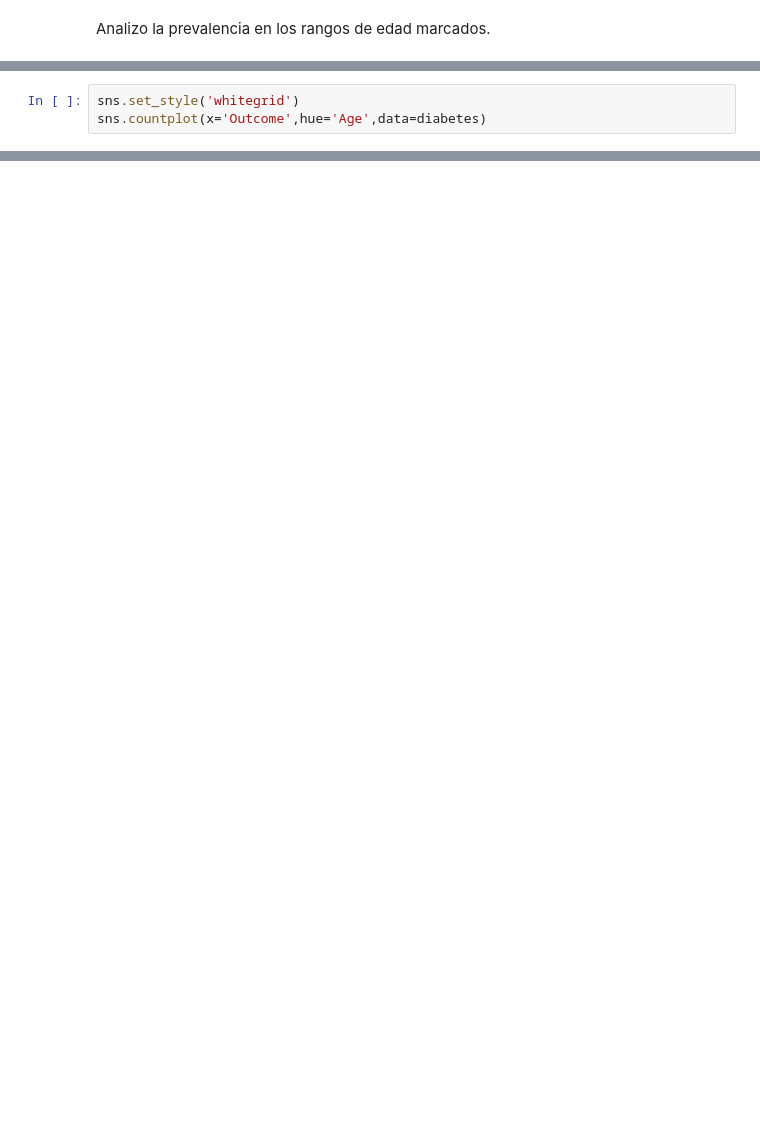
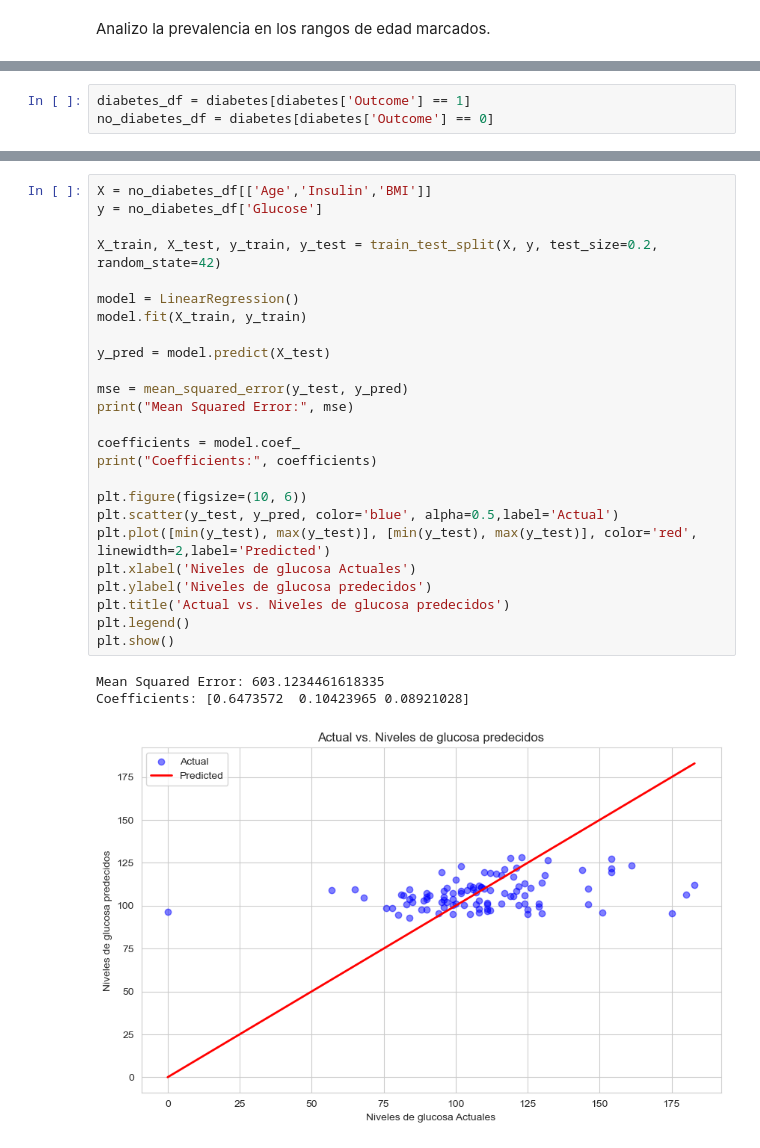
Before and after one commit to NahuelCl/Proyecto-TP-1, a Jupyter notebook: analisis.ipynb, the cells around one changed output, grey strips where cells are left out. Cells and saved outputs as stored; diff of their text form; blank space fills up the shorter version.

```diff
--- a/analisis.ipynb
+++ b/analisis.ipynb
@@ -195,3 +191,0 @@ diabetes.head(15)
-# %%
-sns.set_style('whitegrid')
-sns.countplot(x='Outcome',hue='Age',data=diabetes)
@@ -200,0 +217,3 @@ sns.countplot(x='Outcome',hue='Age',data=diabetes)
+# %%
+diabetes_df = diabetes[diabetes['Outcome'] == 1]
+no_diabetes_df = diabetes[diabetes['Outcome'] == 0]
@@ -200,0 +273,29 @@ sns.countplot(x='Outcome',hue='Age',data=diabetes)
+# %%
+X = no_diabetes_df[['Age','Insulin','BMI']]
+y = no_diabetes_df['Glucose']
+
+X_train, X_test, y_train, y_test = train_test_split(X, y, test_size=0.2, random_state=42)
+
+model = LinearRegression()
+model.fit(X_train, y_train)
+
+y_pred = model.predict(X_test)
+
+mse = mean_squared_error(y_test, y_pred)
+print("Mean Squared Error:", mse)
+
+coefficients = model.coef_
+print("Coefficients:", coefficients)
+
+plt.figure(figsize=(10, 6))
+plt.scatter(y_test, y_pred, color='blue', alpha=0.5,label='Actual')
+plt.plot([min(y_test), max(y_test)], [min(y_test), max(y_test)], color='red', linewidth=2,label='Predicted')
+plt.xlabel('Niveles de glucosa Actuales')
+plt.ylabel('Niveles de glucosa predecidos')
+plt.title('Actual vs. Niveles de glucosa predecidos')
+plt.legend()
+plt.show()
+# %% [output]
+Mean Squared Error: 603.1234461618335
+Coefficients: [0.6473572  0.10423965 0.08921028]
+[figure, added]
```
Also changed, not shown: parts of 15 cells of this notebook.
